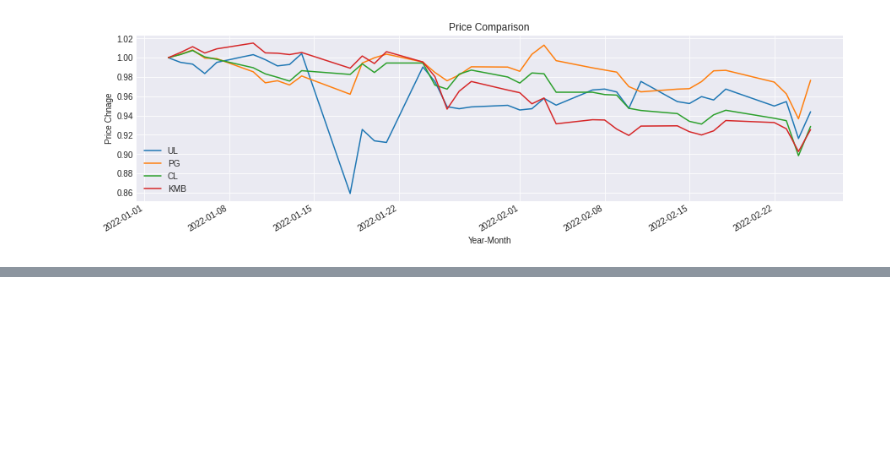
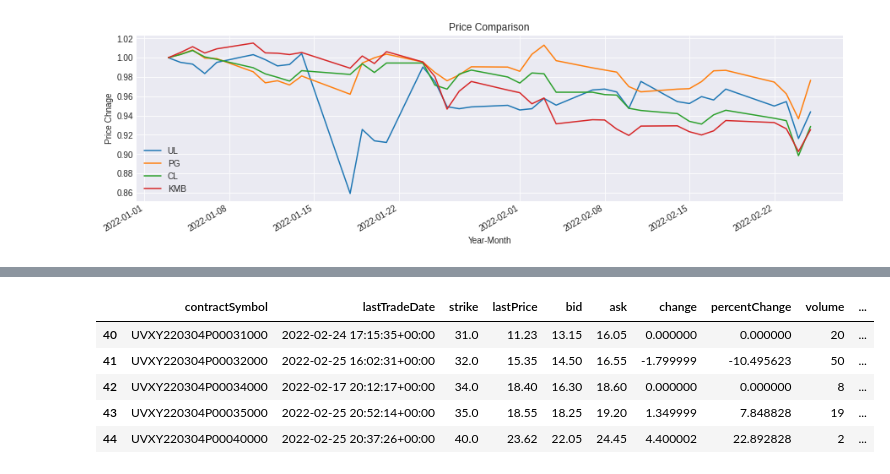
Before and after one commit to jade-lam/Stock-Portfolio, a Jupyter notebook: Quant Codes - For Stock Analysis.ipynb, the cells around one changed output, grey strips where cells are left out. Cells and saved outputs as stored; diff of their text form; code cells hidden in the pictures; blank space fills up the shorter version.

```diff
--- a/Quant Codes - For Stock Analysis.ipynb
+++ b/Quant Codes - For Stock Analysis.ipynb
@@ -73,0 +199,6 @@ plt.show()
+# %%
+# identifying option dates available for a ticker
+UVXY = yf.Ticker('UVXY')
+
+# Call the options on the ticker to get available expiry dates
+UVXY.options
@@ -73,0 +218,13 @@ plt.show()
+# %%
+# retrieving option chain data
+uvxy_option_chain = UVXY.option_chain(date=UVXY.options[0])
+
+# add calls/puts to make sure right data is retrieved
+uvxy_option_chain.puts.tail( )
+# %% [output]
+|  | contractSymbol | lastTradeDate | strike | lastPrice | bid | ask | change | percentChange | volume | ... |
+| 40 | UVXY220304P00031000 | 2022-02-24 17:15:35+00:00 | 31.0 | 11.23 | 13.15 | 16.05 | 0.000000 | 0.000000 | 20 | ... |
+| 41 | UVXY220304P00032000 | 2022-02-25 16:02:31+00:00 | 32.0 | 15.35 | 14.50 | 16.55 | -1.799999 | -10.495623 | 50 | ... |
+| 42 | UVXY220304P00034000 | 2022-02-17 20:12:17+00:00 | 34.0 | 18.40 | 16.30 | 18.60 | 0.000000 | 0.000000 | 8 | ... |
+| 43 | UVXY220304P00035000 | 2022-02-25 20:52:14+00:00 | 35.0 | 18.55 | 18.25 | 19.20 | 1.349999 | 7.848828 | 19 | ... |
+| 44 | UVXY220304P00040000 | 2022-02-25 20:37:26+00:00 | 40.0 | 23.62 | 22.05 | 24.45 | 4.400002 | 22.892828 | 2 | ... |
```
Also changed, not shown: parts of 17 cells of this notebook.
